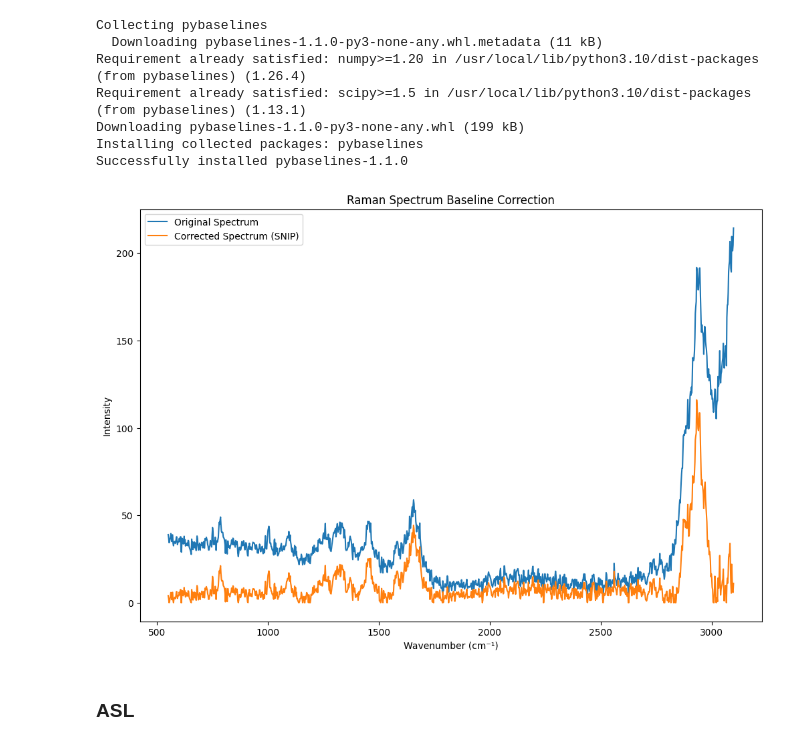
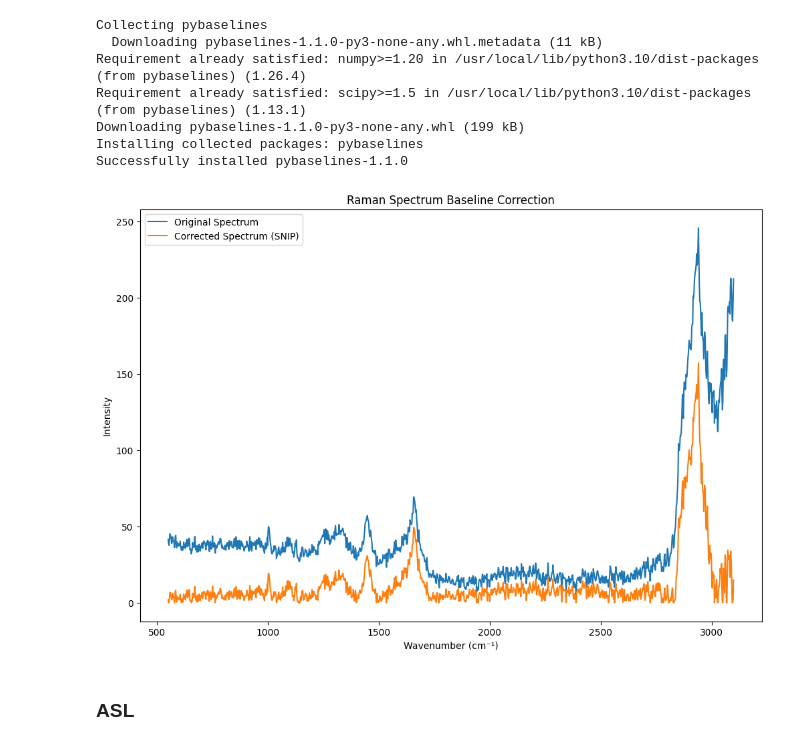
Before and after one commit to dcalonge/TFM, a Jupyter notebook: tfm.ipynb, the cells around one changed output. Saved outputs shown, nothing was run; the diff lists cells and outputs as text; code cells hidden in the pictures.

```diff
--- a/tfm.ipynb
+++ b/tfm.ipynb
@@ -241,16 +256,16 @@ def snip_baseline_correction(df, max_half_window=25):
 # %%
 import matplotlib.pyplot as plt
 
 plt.figure(figsize=(12, 8))
-plt.plot(X_pre.iloc[6000], label='Original Spectrum')
-plt.plot(snip_baseline_correction(X_pre).iloc[6000], label='Corrected Spectrum (SNIP)')
+plt.plot(X_pre.iloc[7000], label='Original Spectrum')
+plt.plot(snip_baseline_correction(X_pre).iloc[7000], label='Corrected Spectrum (SNIP)')
 plt.xlabel('Wavenumber (cm⁻¹)')
 plt.ylabel('Intensity')
 plt.legend()
 plt.title('Raman Spectrum Baseline Correction')
 plt.show()
 # %% [output]
-[figure, old version]
+[figure, new version]
 # %% [markdown]
 ### ASL
 # %%
```
Also changed, not shown: parts of 47 cells of this notebook.
